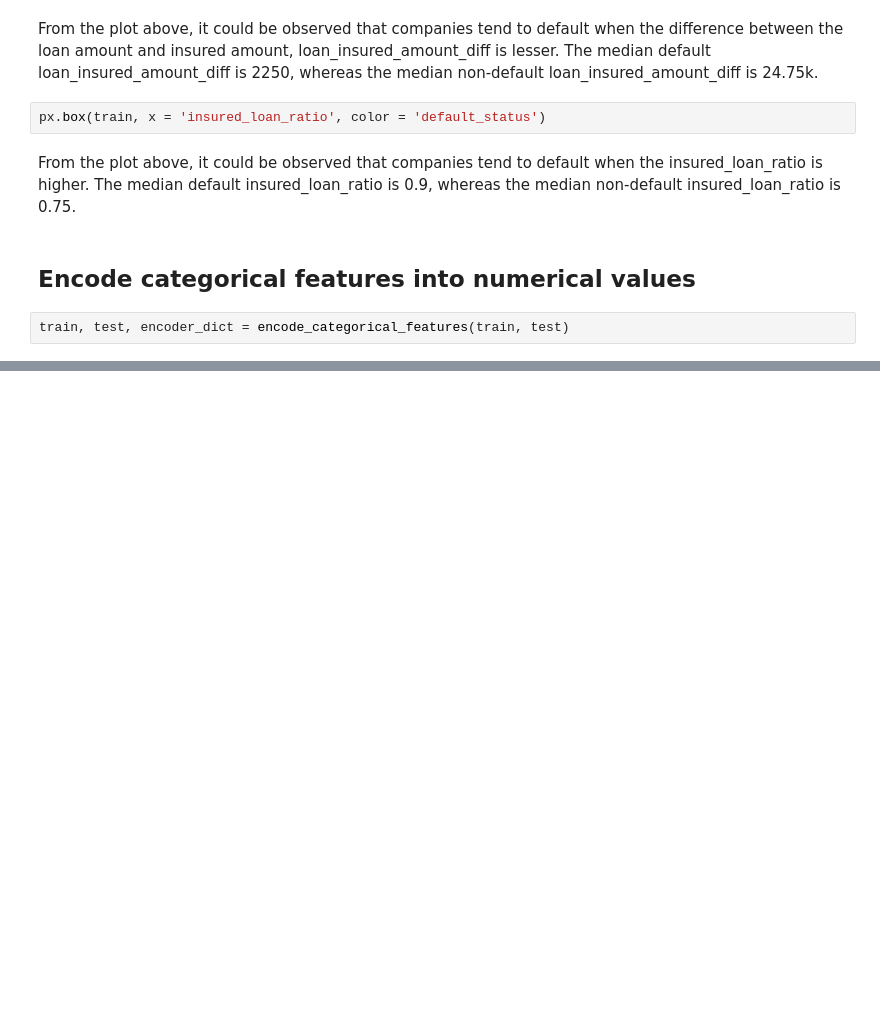
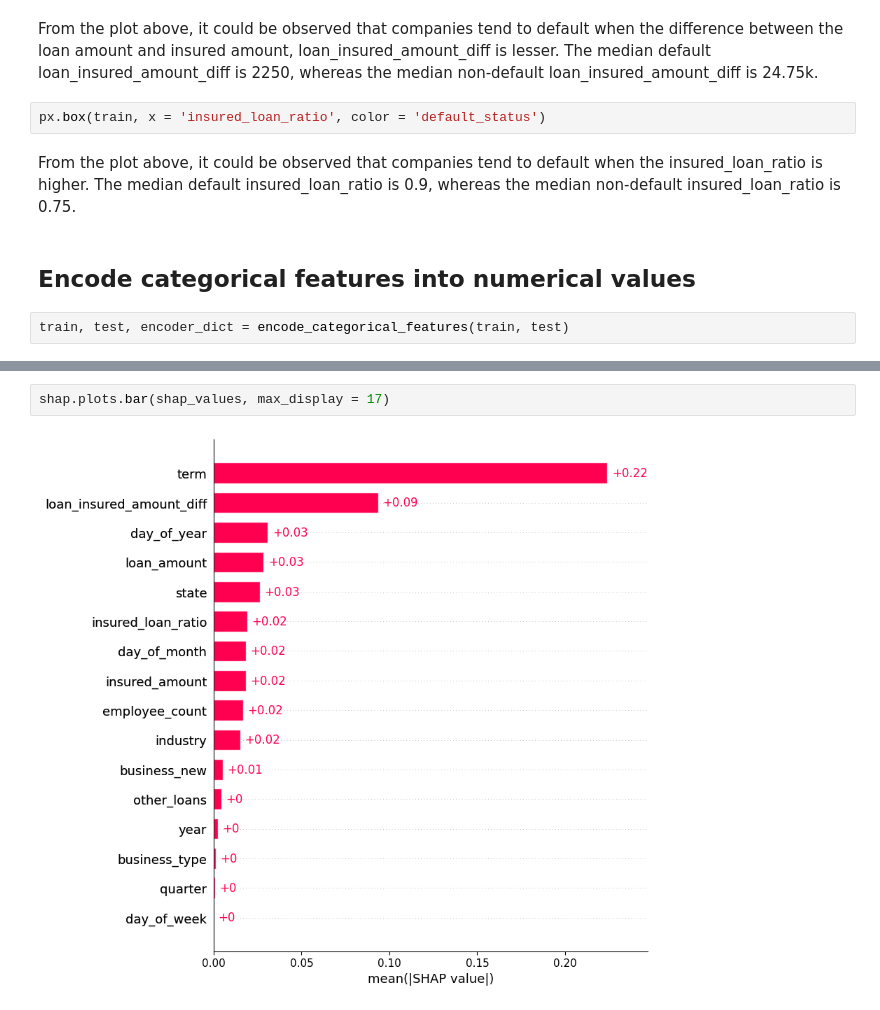
Before and after one commit to AddChew/loan-default, a Jupyter notebook: code_addison.ipynb, the cells around one changed output, grey strips where cells are left out. Drawn from its saved outputs; the diff is of its cells as text; blank space fills up the shorter version.

```diff
--- a/code_addison.ipynb
+++ b/code_addison.ipynb
@@ -263,0 +349,4 @@ train, test, encoder_dict = encode_categorical_features(train, test)
+# %%
+shap.plots.bar(shap_values, max_display = 17)
+# %% [output]
+[figure, added]
```
Also changed, not shown: parts of 13 cells of this notebook, 1 other file.
